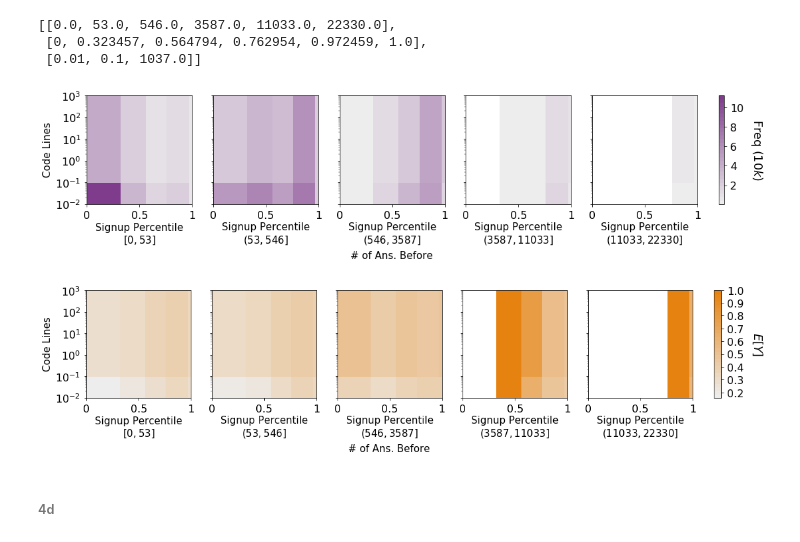
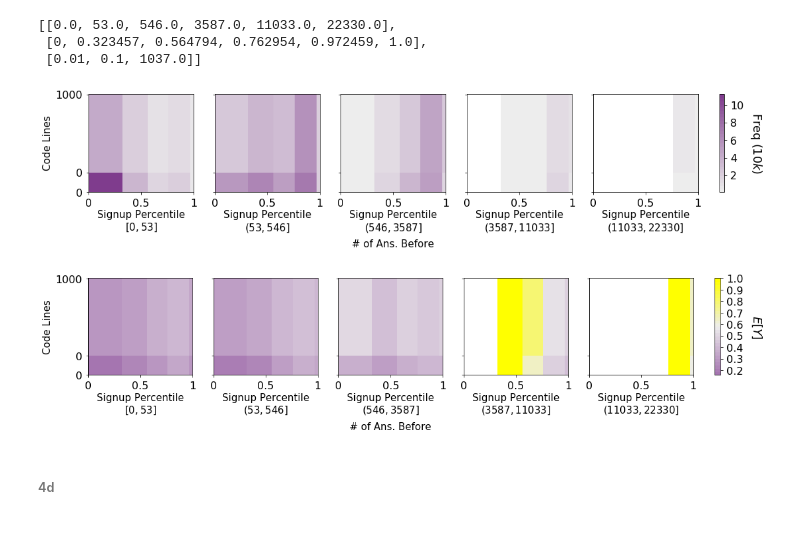
Before and after one commit to peterfennell/S3D, a Jupyter notebook: replicate/3-visualize-models.ipynb, the cells around one changed output. Saved outputs shown, nothing was run; the diff lists cells and outputs as text; code cells hidden in the pictures.

```diff
--- a/replicate/3-visualize-models.ipynb
+++ b/replicate/3-visualize-models.ipynb
@@ -20,7 +24,8 @@ my_cmap = mc.LinearSegmentedColormap.from_list('my_cmap', ['#ffffff', purple_col
 # %%
 color_index = 0
 my_color = color_list[color_index]
-freq_cmap = mc.LinearSegmentedColormap.from_list('freq_cmap', ['#EDEDED', my_color], N=30)
+#freq_cmap = mc.LinearSegmentedColormap.from_list('freq_cmap', ['#EDEDED', my_color], N=30)
+freq_cmap = mc.LinearSegmentedColormap.from_list('my_cmap', ['#B491BB', '#666666'], N=30)
 # %%
 orange_color = '#E6830F'
 color_index = 6
@@ -86,3 +92,6 @@ splits_at_dim, N_dim, intensity_dim, pred_dim, chosen_f_dim = utils.visualize_s3
 splits_at_dim
 # %% [output]
 [[0.0, 53.0, 546.0, 3587.0, 11033.0, 22330.0]]
+# %%
+splits_at_dim[0][0] = 0.1
+splits_at_dim
@@ -108,7 +121,8 @@ ax.set_yticklabels([15, 25, 35])
 # %%
 fig, ax = utils.visualize_s3d_model_1d(splits_at_dim, intensity_dim,
                                        xlab=chosen_f_dim[0], ylab=r'$E[Y]$',
-                                       xscale='linear', yscale='linear',
+                                       #xscale='linear', yscale='linear',
+                                       xscale='log', yscale='linear',
                                        hlines_kwargs={'color': orange_color, 'linewidth': 3}
                                       )
 ax.set_xlabel(feature_list[0])
@@ -190,31 +207,35 @@ splits_at_dim
 # %%
 cbar_ticks = (pd.np.array([2, 4, 6, 8, 10])*1e4).astype(int)
 fig, ax_arr, cb = utils.visualize_s3d_model(dim, splits_at_dim, freq_cmap,#my_cmap,
                                             N_dim, 'Freq ($10k$)', feature_list,
-                                            unit_w=4, unit_h=3,
+                                            unit_w=4, unit_h=2.7,
                                             xscale='linear',
                                             xbins_lab_decimal=0, #norm_func=mc.LogNorm,
-                                            xlab_x=0.4, xlab_y=-0.25, ylab_x=-0.08,
+                                            xlab_x=0.4, xlab_y=-0.3, ylab_x=-0.08,
                                             cb_kwargs={'ticks': cbar_ticks},
                                            )
 cb.set_ticklabels(cbar_ticks//(10000))
 for ax in ax_arr.flat:
     ax.set_xticklabels([0, 0.5, 1])
+    ax.set_yticks([0.01, 0.1, 1000])
+    ax.set_yticklabels([0, 0, 1000])
 # %% [output]
-[figure, old version]
+[figure, new version]
 # %%
 fig, ax_arr, cb = utils.visualize_s3d_model(dim, splits_at_dim, my_cmap,
                                             intensity_dim, '$E[Y]$', feature_list,
-                                            unit_w=4, unit_h=3,
+                                            unit_w=4, unit_h=2.7,
                                             xscale='linear',
                                             xbins_lab_decimal=0,
-                                            xlab_x=0.4, xlab_y=-0.25, ylab_x=-0.08,
+                                            xlab_x=0.4, xlab_y=-0.3, ylab_x=-0.08,
                                            )
 for ax in ax_arr.flat:
     ax.set_xticklabels([0, 0.5, 1])
+    ax.set_yticks([0.01, 0.1, 1000])
+    ax.set_yticklabels([0, 0, 1000])
 #cb.set_ticks([0.1, 0.2, 0.3, 0.4, 0.5])
 # %% [output]
-[figure, old version]
+[figure, new version]
 # %% [markdown]
 ###### 4d
 # %%
```
Also changed, not shown: parts of 45 cells of this notebook, 34 other files.
